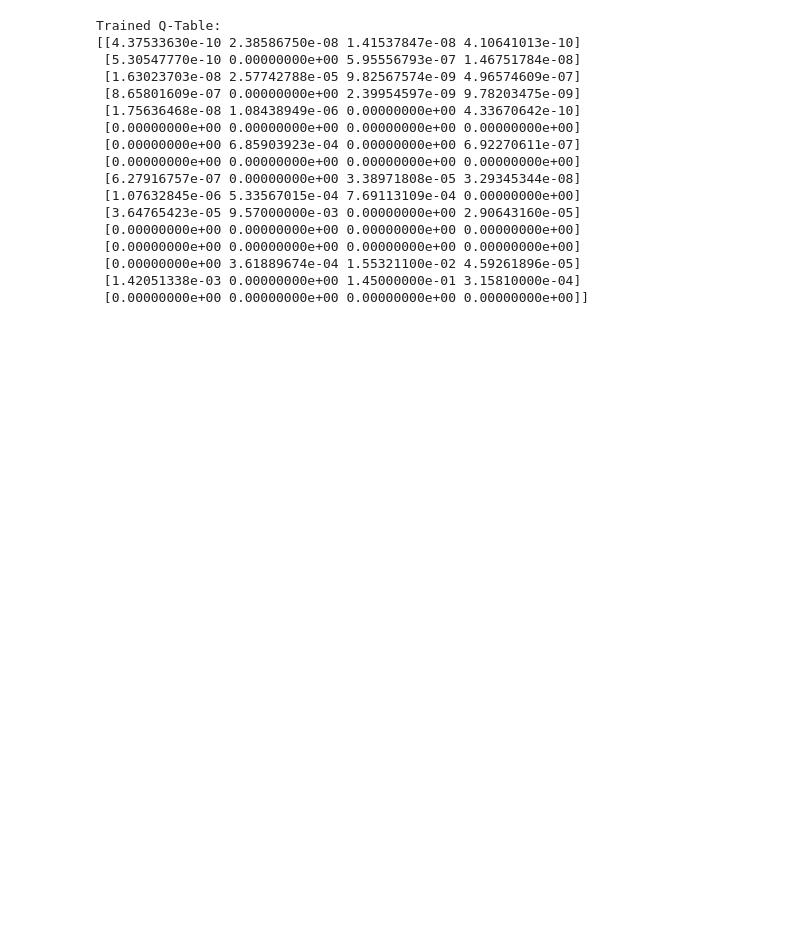
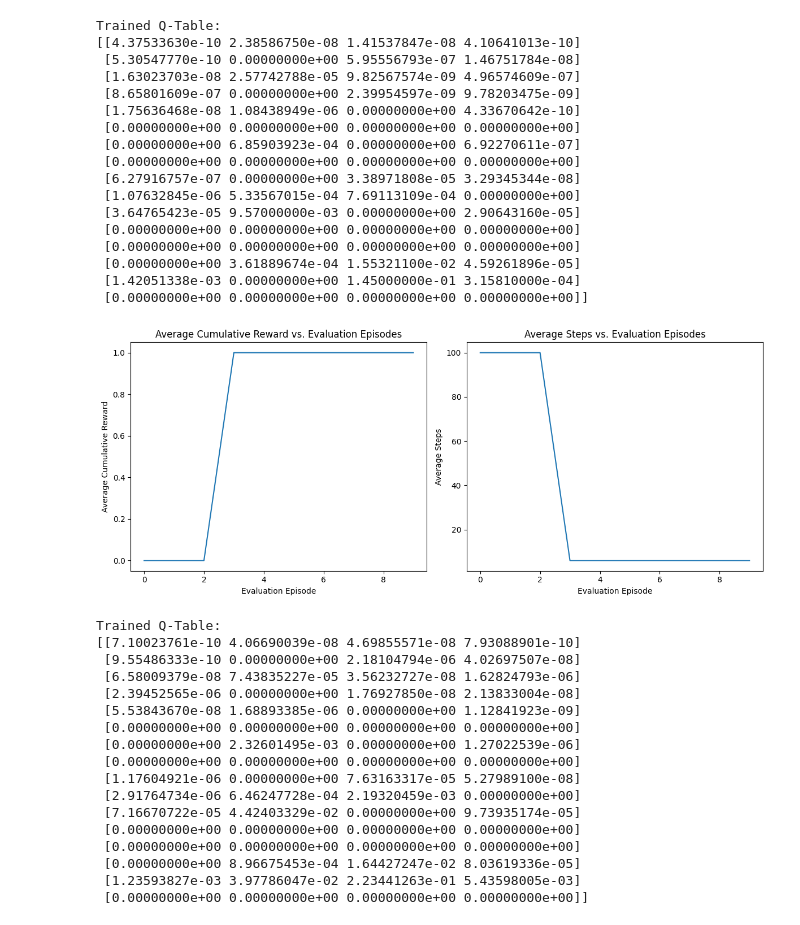
Before and after one commit to mahtabbm/RL_playground, a Jupyter notebook: frozenlake_variants.ipynb, the cells around one changed output. Saved outputs shown, nothing was run; the diff lists cells and outputs as text; code cells hidden in the pictures; blank space fills up the shorter version.

```diff
--- a/frozenlake_variants.ipynb
+++ b/frozenlake_variants.ipynb
@@ -293,7 +302,7 @@ def asynchronous_speedy_q_learning(
     t = 0
     rewards, lengths = [], []
     total_reward, steps = 0, 0
-    while t < total_time_steps - 1:
+    while t <= total_time_steps:
         action = epsilon_greedy_policy(Q_k, state, epsilon)
         next_state, reward, done, truncated, info = env.step(action)
         # Update visit count
@@ -421,0 +512,26 @@ Trained Q-Table:
+# %%
+# Train the agent using Speedy Double Q Learning I
+q_table, rewards, lengths = asynchronous_speedy_double_q_learningI(env, total_time_steps=2000, eval_episodes=200, eval_every=200)
+_plot_evaluation(rewards, lengths)
+# # visualize_frozen_lake(q_table)
+print("Trained Q-Table:")
+print(q_table)
+# %% [output]
+[figure, added]
+Trained Q-Table:
+[[7.10023761e-10 4.06690039e-08 4.69855571e-08 7.93088901e-10]
+ [9.55486333e-10 0.00000000e+00 2.18104794e-06 4.02697507e-08]
+ [6.58009379e-08 7.43835227e-05 3.56232727e-08 1.62824793e-06]
+ [2.39452565e-06 0.00000000e+00 1.76927850e-08 2.13833004e-08]
+ [5.53843670e-08 1.68893385e-06 0.00000000e+00 1.12841923e-09]
+ [0.00000000e+00 0.00000000e+00 0.00000000e+00 0.00000000e+00]
+ [0.00000000e+00 2.32601495e-03 0.00000000e+00 1.27022539e-06]
+ [0.00000000e+00 0.00000000e+00 0.00000000e+00 0.00000000e+00]
+ [1.17604921e-06 0.00000000e+00 7.63163317e-05 5.27989100e-08]
+ [2.91764734e-06 6.46247728e-04 2.19320459e-03 0.00000000e+00]
+ [7.16670722e-05 4.42403329e-02 0.00000000e+00 9.73935174e-05]
+ [0.00000000e+00 0.00000000e+00 0.00000000e+00 0.00000000e+00]
+ [0.00000000e+00 0.00000000e+00 0.00000000e+00 0.00000000e+00]
+ [0.00000000e+00 8.96675453e-04 1.64427247e-02 8.03619336e-05]
+ [1.23593827e-03 3.97786047e-02 2.23441263e-01 5.43598005e-03]
+ [0.00000000e+00 0.00000000e+00 0.00000000e+00 0.00000000e+00]]
```
Also changed, not shown: parts of 13 cells of this notebook.
